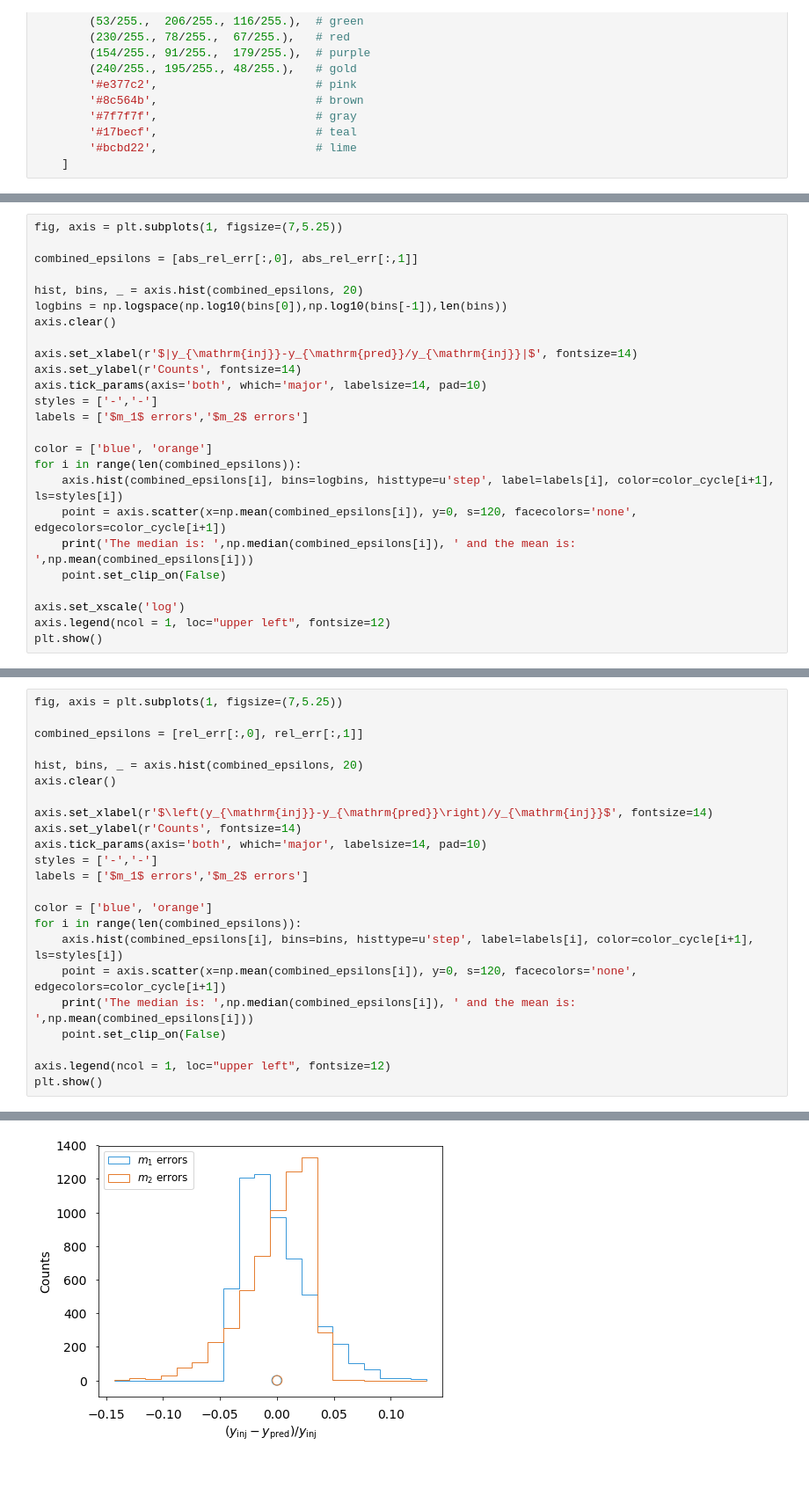
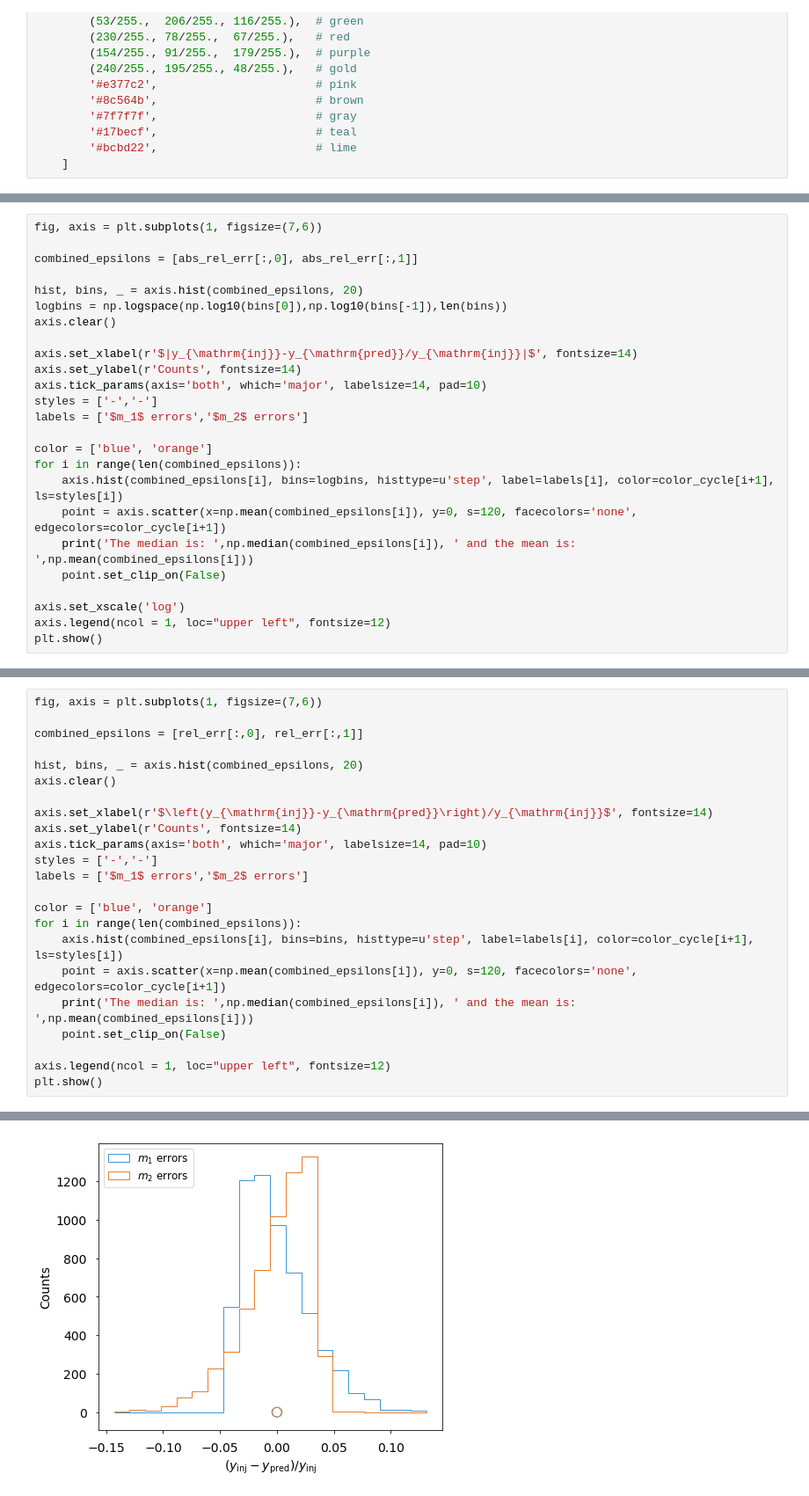
Before and after one commit to PhoenixBirdCreations/IPAM2021_ML, a Jupyter notebook: algo/GPR/gpytorch/notebooks/errors.ipynb, the cells around one changed output, grey strips where cells are left out. Shown at 88% size. Cells and saved outputs as stored; diff of their text form; blank space fills up the shorter version.

```diff
--- a/algo/GPR/gpytorch/notebooks/errors.ipynb
+++ b/algo/GPR/gpytorch/notebooks/errors.ipynb
@@ -265,7 +255,7 @@ with torch.no_grad():
 # %% [output]
 [figure]
 # %%
-fig, axis = plt.subplots(1, figsize=(7,5.25))
+fig, axis = plt.subplots(1, figsize=(7,6))
 
 combined_epsilons = [abs_rel_err[:,0], abs_rel_err[:,1]]
 
@@ -296,5 +286,5 @@ The median is:  0.020515685796426743  and the mean is:  0.023120736988096892
 # %%
-fig, axis = plt.subplots(1, figsize=(7,5.25))
+fig, axis = plt.subplots(1, figsize=(7,6))
 
 combined_epsilons = [rel_err[:,0], rel_err[:,1]]
 
@@ -322,4 +312,4 @@ The median is:  0.006611282636362308  and the mean is:  0.00025232106435925465
-[figure, old version]
+[figure, new version]
 # %%
 fig, axis = plt.subplots(1,2, figsize=(15,5.25))
 
```
Also changed, not shown: parts of 29 cells of this notebook, 18 other files.
